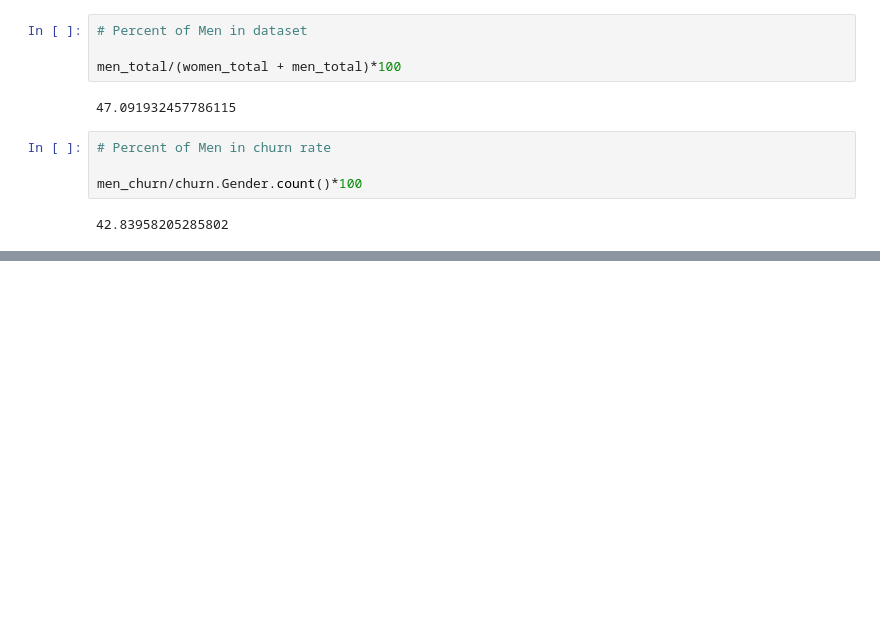
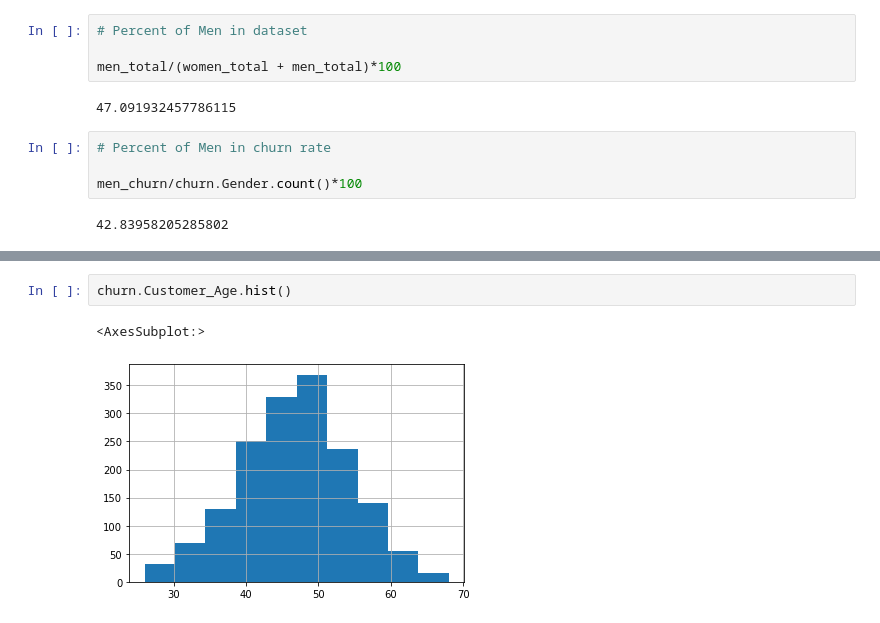
Before and after one commit to DJ1070/Bank_Churner, a Jupyter notebook: bank_churners.ipynb, the cells around one changed output, grey strips where cells are left out. Cells and saved outputs as stored; diff of their text form; blank space fills up the shorter version.

```diff
--- a/bank_churners.ipynb
+++ b/bank_churners.ipynb
@@ -120,0 +141,5 @@ men_churn/men_total
+# %%
+churn.Customer_Age.hist()
+# %% [output]
+<AxesSubplot:>
+[figure, added]
```
Also changed, not shown: parts of 11 cells of this notebook.
